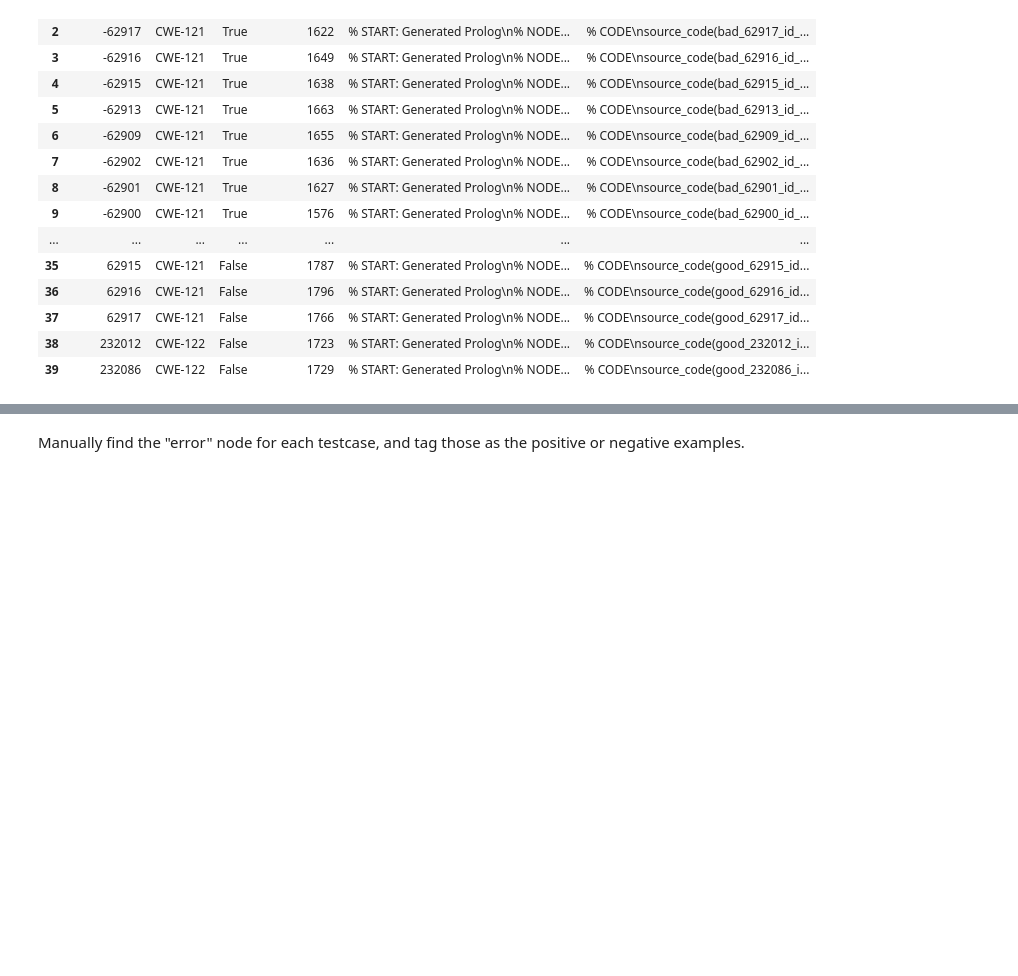
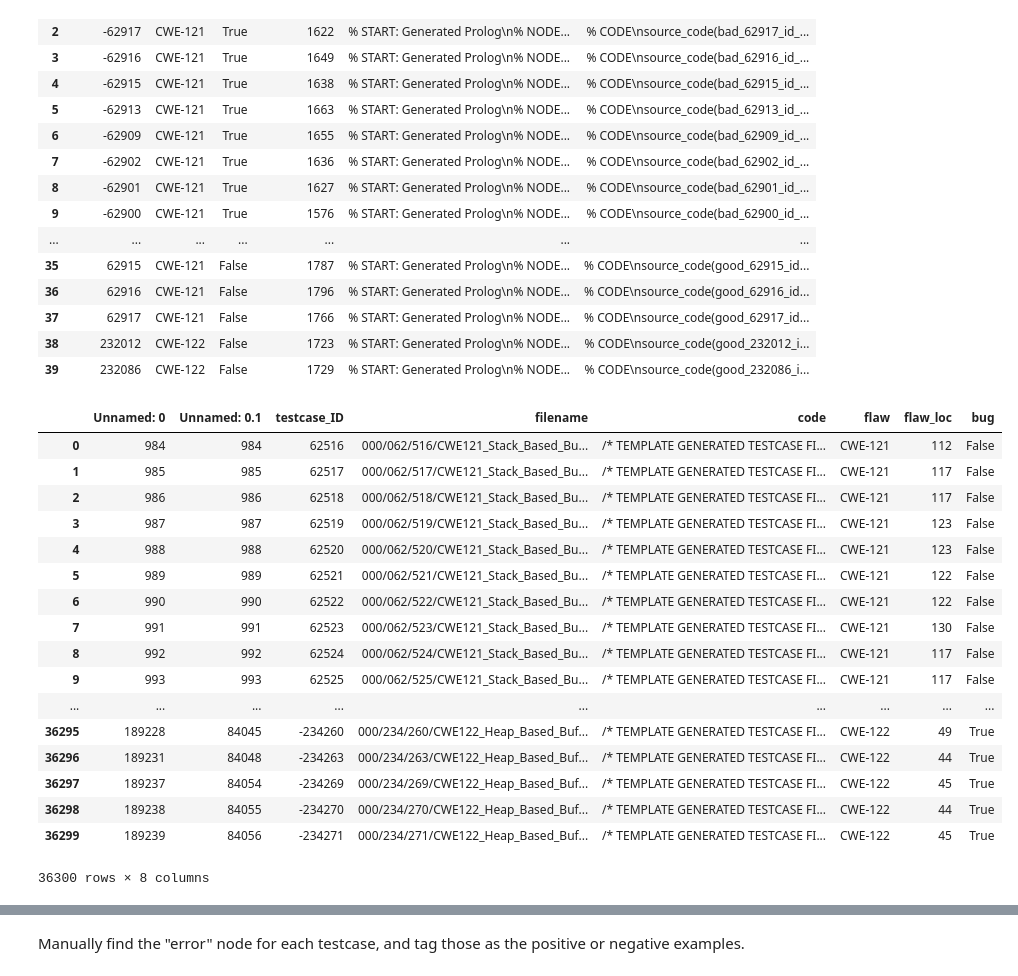
Before and after one commit to dj311/uob-summer-project, a Jupyter notebook: code/joern-ey-into-progol.ipynb, the cells around one changed output, grey strips where cells are left out. Saved outputs shown, nothing was run; the diff lists cells and outputs as text; code cells hidden in the pictures; blank space fills up the shorter version.

```diff
--- a/code/joern-ey-into-progol.ipynb
+++ b/code/joern-ey-into-progol.ipynb
@@ -55,3 +55,26 @@ prolog
 | 37 | 62917 | CWE-121 | False | 1766 | % START: Generated Prolog\n% NODE... | % CODE\nsource_code(good_62917_id... |
 | 38 | 232012 | CWE-122 | False | 1723 | % START: Generated Prolog\n% NODE... | % CODE\nsource_code(good_232012_i... |
 | 39 | 232086 | CWE-122 | False | 1729 | % START: Generated Prolog\n% NODE... | % CODE\nsource_code(good_232086_i... |
+# %%
+juliet = pd.read_csv("../data/buffer_overflow_data.csv.gz")
+juliet.drop("Unnamed: 0", axis=1)
+juliet
+# %% [output]
+|  | Unnamed: 0 | Unnamed: 0.1 | testcase_ID | filename | code | flaw | flaw_loc | bug |
+| 0 | 984 | 984 | 62516 | 000/062/516/CWE121_Stack_Based_Bu... | /* TEMPLATE GENERATED TESTCASE FI... | CWE-121 | 112 | False |
+| 1 | 985 | 985 | 62517 | 000/062/517/CWE121_Stack_Based_Bu... | /* TEMPLATE GENERATED TESTCASE FI... | CWE-121 | 117 | False |
+| 2 | 986 | 986 | 62518 | 000/062/518/CWE121_Stack_Based_Bu... | /* TEMPLATE GENERATED TESTCASE FI... | CWE-121 | 117 | False |
+| 3 | 987 | 987 | 62519 | 000/062/519/CWE121_Stack_Based_Bu... | /* TEMPLATE GENERATED TESTCASE FI... | CWE-121 | 123 | False |
+| 4 | 988 | 988 | 62520 | 000/062/520/CWE121_Stack_Based_Bu... | /* TEMPLATE GENERATED TESTCASE FI... | CWE-121 | 123 | False |
+| 5 | 989 | 989 | 62521 | 000/062/521/CWE121_Stack_Based_Bu... | /* TEMPLATE GENERATED TESTCASE FI... | CWE-121 | 122 | False |
+| 6 | 990 | 990 | 62522 | 000/062/522/CWE121_Stack_Based_Bu... | /* TEMPLATE GENERATED TESTCASE FI... | CWE-121 | 122 | False |
+| 7 | 991 | 991 | 62523 | 000/062/523/CWE121_Stack_Based_Bu... | /* TEMPLATE GENERATED TESTCASE FI... | CWE-121 | 130 | False |
+| 8 | 992 | 992 | 62524 | 000/062/524/CWE121_Stack_Based_Bu... | /* TEMPLATE GENERATED TESTCASE FI... | CWE-121 | 117 | False |
+| 9 | 993 | 993 | 62525 | 000/062/525/CWE121_Stack_Based_Bu... | /* TEMPLATE GENERATED TESTCASE FI... | CWE-121 | 117 | False |
+| ... | ... | ... | ... | ... | ... | ... | ... | ... |
+| 36295 | 189228 | 84045 | -234260 | 000/234/260/CWE122_Heap_Based_Buf... | /* TEMPLATE GENERATED TESTCASE FI... | CWE-122 | 49 | True |
+| 36296 | 189231 | 84048 | -234263 | 000/234/263/CWE122_Heap_Based_Buf... | /* TEMPLATE GENERATED TESTCASE FI... | CWE-122 | 44 | True |
+| 36297 | 189237 | 84054 | -234269 | 000/234/269/CWE122_Heap_Based_Buf... | /* TEMPLATE GENERATED TESTCASE FI... | CWE-122 | 45 | True |
+| 36298 | 189238 | 84055 | -234270 | 000/234/270/CWE122_Heap_Based_Buf... | /* TEMPLATE GENERATED TESTCASE FI... | CWE-122 | 44 | True |
+| 36299 | 189239 | 84056 | -234271 | 000/234/271/CWE122_Heap_Based_Buf... | /* TEMPLATE GENERATED TESTCASE FI... | CWE-122 | 45 | True |
+36300 rows × 8 columns
```
Also changed, not shown: parts of 14 cells of this notebook, 3 other files.
